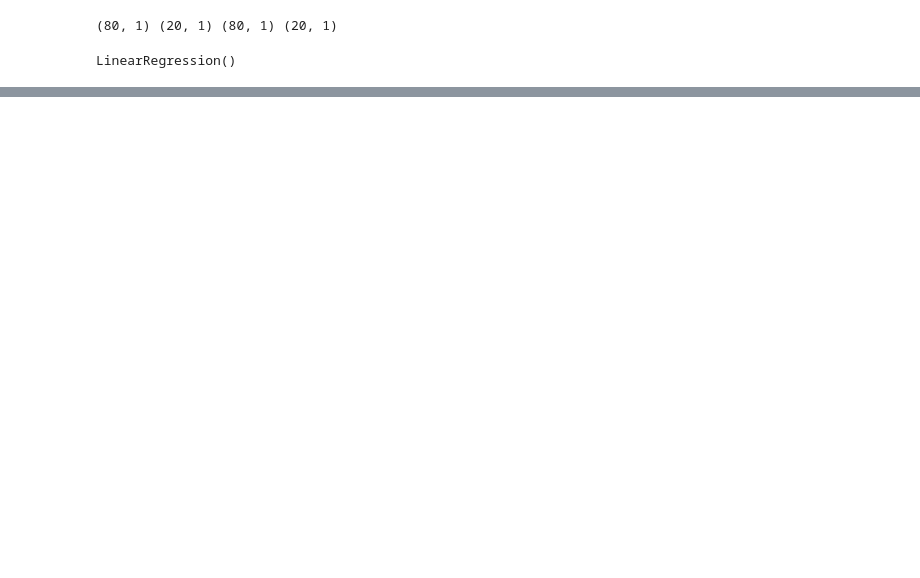
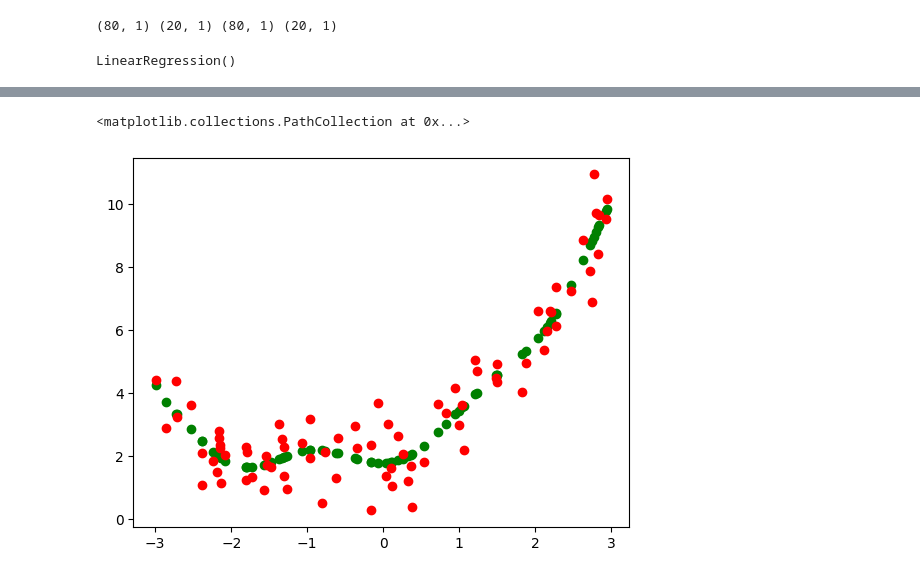
Before and after one commit to vinit-solanki/Machine-Learning-, a Jupyter notebook: myenv/Data Analytics/plr_01.ipynb, the cells around one changed output, grey strips where cells are left out. Cells and saved outputs as stored; diff of their text form; code cells hidden in the pictures; blank space fills up the shorter version.

```diff
--- a/myenv/Data Analytics/plr_01.ipynb
+++ b/myenv/Data Analytics/plr_01.ipynb
@@ -17,9 +17,9 @@ print(X_train.shape, X_test.shape, y_train.shape, y_test.shape)
 # %% [output]
 (80, 1) (20, 1) (80, 1) (20, 1)
 # %%
-degree = 6
+degree = 10
 # Create polynomial features
-poly = PolynomialFeatures(degree=degree)
+poly = PolynomialFeatures(degree=degree, include_bias=True)
 X_train_poly = poly.fit_transform(X_train)
 X_test_poly = poly.transform(X_test)
 # %%
@@ -51,0 +53,6 @@ plt.plot(X, y, "b.")
+# %%
+plt.scatter(X_train, poly_model.predict(X_train_poly), color='green')
+plt.scatter(X_train, y_train, color='red')
+# %% [output]
+<matplotlib.collections.PathCollection at 0x...>
+[figure, added]
```
Also changed, not shown: parts of 7 cells of this notebook, 1 other file.
